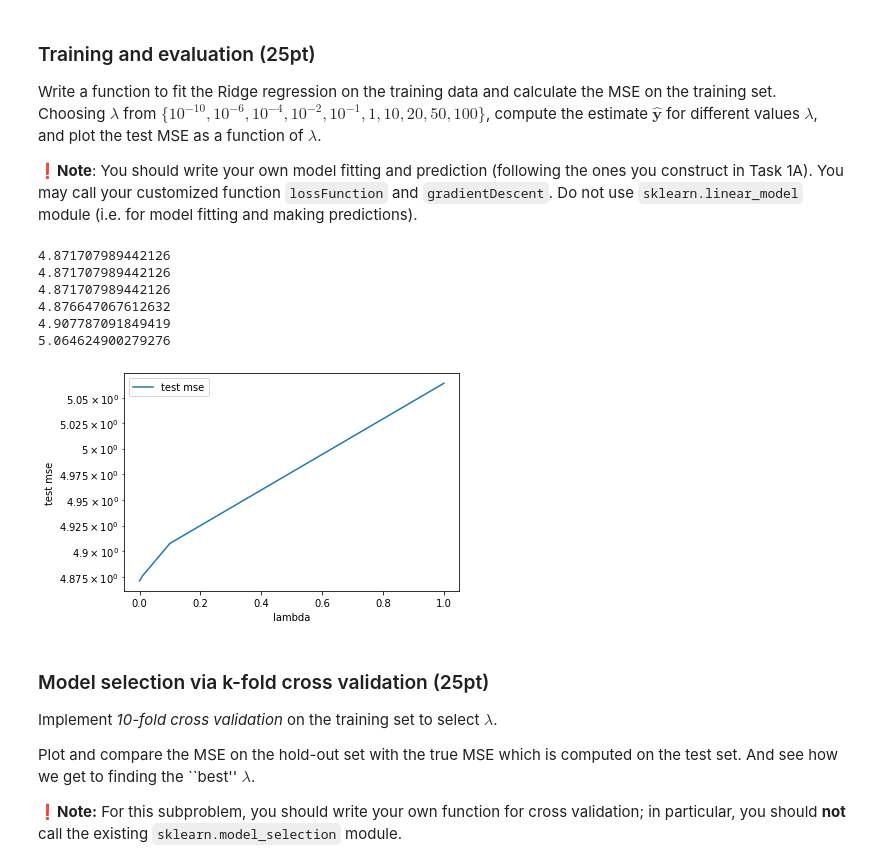
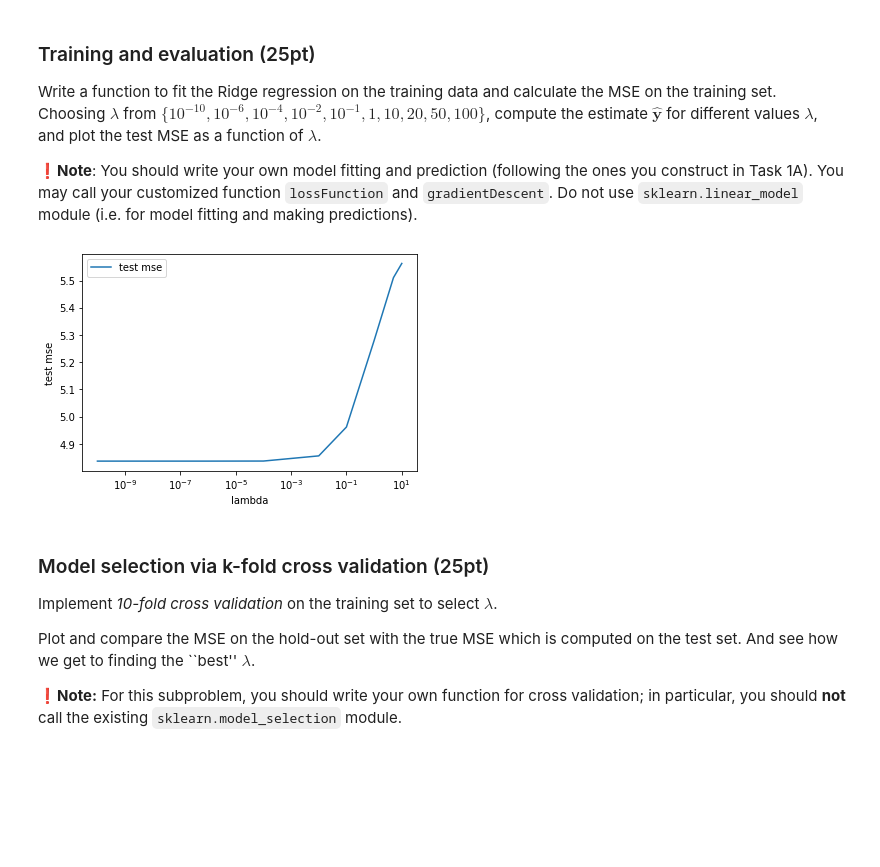
Before and after one commit to 24raniwalar/mlproject1, a Jupyter notebook: project1_regression_modelsel.ipynb, the cells around one changed output. Drawn from its saved outputs; the diff is of its cells as text; code cells hidden in the pictures; blank space fills up the shorter version.

```diff
--- a/project1_regression_modelsel.ipynb
+++ b/project1_regression_modelsel.ipynb
@@ -156,21 +156,12 @@ def lossFunction(theta, X, y ,Lambda):
     # initialize regularized average loss (empirical risk) and its gradient
     regLoss = 0
     grad = np.zeros(theta.shape).T
-
+    n = len(y)
+    y = np.array([y])
     # add your code to compute the ridge regression risk function and its gradient #
-    for i in range(len(y)):
-        regLoss += (y[i] - theta.T@X[i, :])**2
-        grad += (y[i] - theta.T@X[i, :])*X[i, :]
-
-    regLoss /= len(y)
-
-    regLoss += (Lambda * theta.T@theta)[0]
-
-    grad /= len(y)
-
-    grad *= -2
-
-    return regLoss[0], grad
+    regLoss = 1/n * ((y-theta.T@X.T))@((y-theta.T@X.T)).T + Lambda*theta.T@theta
+    grad = -2/n * X.T@(y.T-X@theta) + 2 * Lambda * theta
+    return regLoss[0][0], grad
 
 # Initialize fitting parameters
 initial_theta = np.zeros((X.shape[1], 1))
@@ -218,20 +210,17 @@ def gradientDescent(X,y,theta,eta,Lambda,tolerance):
     for i in range(2):
         regLoss, grad = lossFunction(theta, X, y, Lambda)
         Loss_history.append(regLoss)
-        theta = (theta.T - eta*grad).T
+        theta = theta - eta*grad
     i = 0
-    while np.abs(Loss_history[-1]-Loss_history[-2]) > tolerance and i < 150:
+    while np.abs(Loss_history[-1]-Loss_history[-2]) > tolerance and i < 500:
         regLoss, grad = lossFunction(theta, X, y, Lambda)
         Loss_history.append(regLoss)
-        theta = (theta.T - eta*grad).T
+        theta = theta - eta*grad
         i += 1
-
-
-
     return theta, Loss_history
 
 Eta = 0.01
-Tolerance = 1e-4
+Tolerance = 1e-6
 
 theta, Loss_history = gradientDescent(X_train,y_train,initial_theta,Eta,Lambda,Tolerance)
 print("The regularized theta using ridge regression:\n",theta)
@@ -307,48 +296,37 @@ Write a function to fit the Ridge regression on the training data and calculate
 # %%
 def train_and_eval( X_train , y_train , X_eval , y_eval , lambda_ ):
     initial_theta = np.zeros((X_train.shape[1], 1))
     if isinstance(y_train, pd.Series):
         y_train = y_train.to_list()
         y_eval = y_eval.to_list()
 
     mse = 0
     # add your code to train your model on X_train and evalute (i.e. computing MSE) on X_eval #
-    eta = 0.05
-    tolerance = 1e-3
+    eta = 0.01
+    tolerance = 1e-4
     theta, loss_history = gradientDescent(X_train, y_train, initial_theta, eta, lambda_, tolerance)
-    y_pred = (theta.T@X_eval.T)[0]
-    for i in range(len(y_eval)):
-        mse += (y_pred[i]-y_eval[i])**2
-    mse /= len(y_eval)
-    print(mse)
-    return mse
+    return lossFunction(theta, X_eval, y_eval, lambda_)[0]
 
 
-weight_list = [1e-10, 1e-6, 1e-4, 0.01, 0.1, 1] # 10, 20, 50, 100]
+weight_list = [1e-10, 1e-6, 1e-4, 0.01, 0.1, 1, 5, 10]
 result_list = []
 
 # compute test MSE
 for weight in weight_list:
     test_mse = train_and_eval ( X_train , y_train , X_test , y_test , weight )
     result_list.append ([ test_mse , weight ])
     result_array = np.array ( result_list )
 
 
 plt.figure()
 plt.plot( result_array [: , -1] , result_array [: ,0] , label = 'test mse')
 plt.xlabel('lambda')
 plt.ylabel('test mse')
-plt.yscale('log')
+plt.xscale('log')
 plt.legend()
 plt.show()
 # %% [output]
-4.871707989442126
-4.871707989442126
-4.871707989442126
-4.876647067612632
-4.907787091849419
-5.064624900279276
-[figure, old version]
+[figure, new version]
 # %% [markdown]
 ### Model selection via k-fold cross validation (25pt)
 
```
Also changed, not shown: parts of 5 cells of this notebook.
